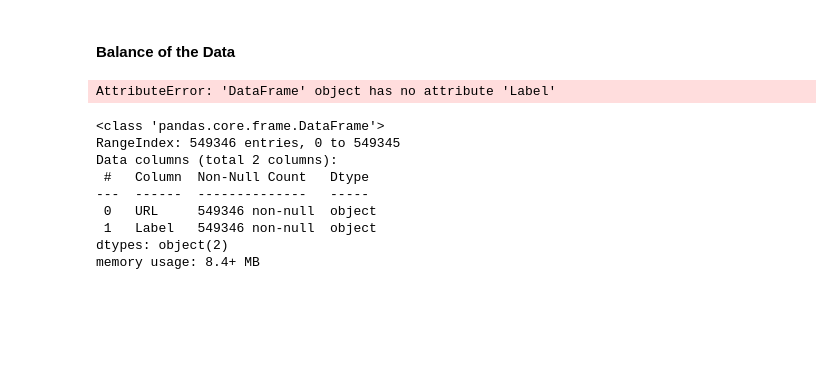
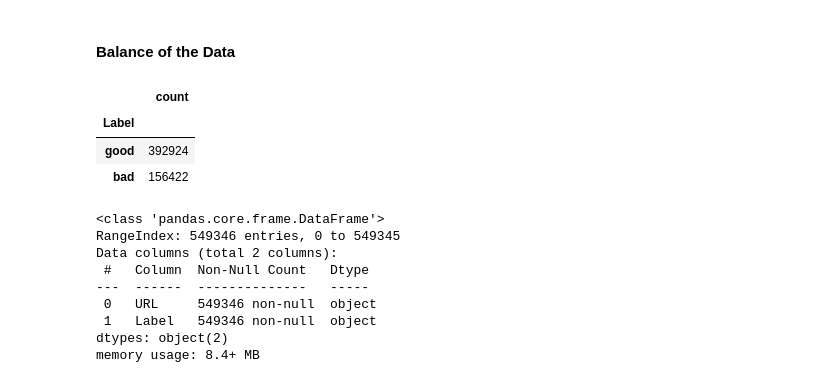
Before and after one commit to srvasanthan33/Phishincator, a Jupyter notebook: phishing_url_prediction_model.ipynb, the cells around one changed output. Cells and saved outputs as stored; diff of their text form; code cells hidden in the pictures; blank space fills up the shorter version.

```diff
--- a/phishing_url_prediction_model.ipynb
+++ b/phishing_url_prediction_model.ipynb
@@ -35,11 +35,12 @@ phish_data_df.head()
 #### Balance of the Data
 # %%
 label_counts = pd.DataFrame(phish_data_df.Label.value_counts())
-#visualizing target_col
-sns.set_style('darkgrid')
-sns.barplot(label_counts.index,label_counts.Label)
+label_counts
 # %% [output]
-AttributeError: 'DataFrame' object has no attribute 'Label'
+|  | count |
+| Label |  |
+| good | 392924 |
+| bad | 156422 |
 # %%
 phish_data_df.info()
 # %% [output]
```
Also changed, not shown: parts of 1 cell of this notebook.
